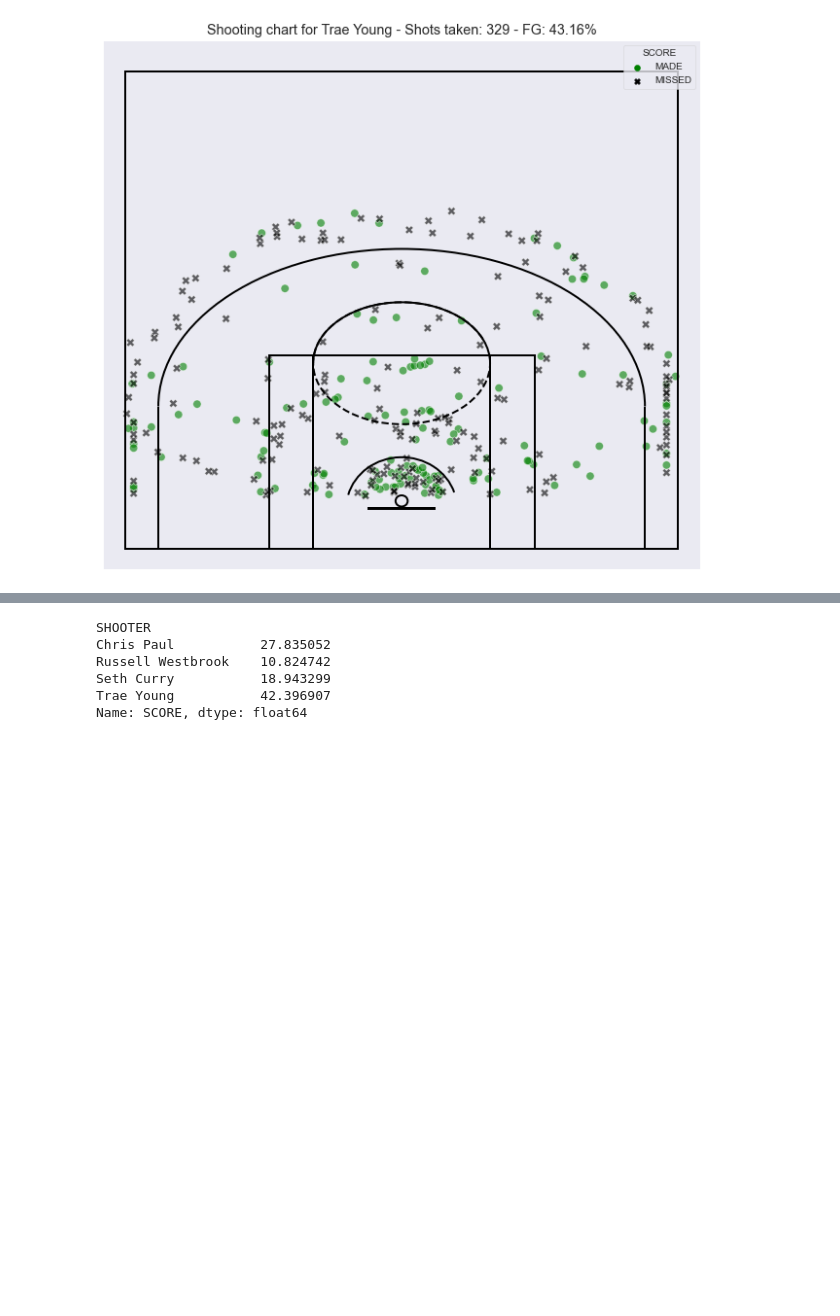
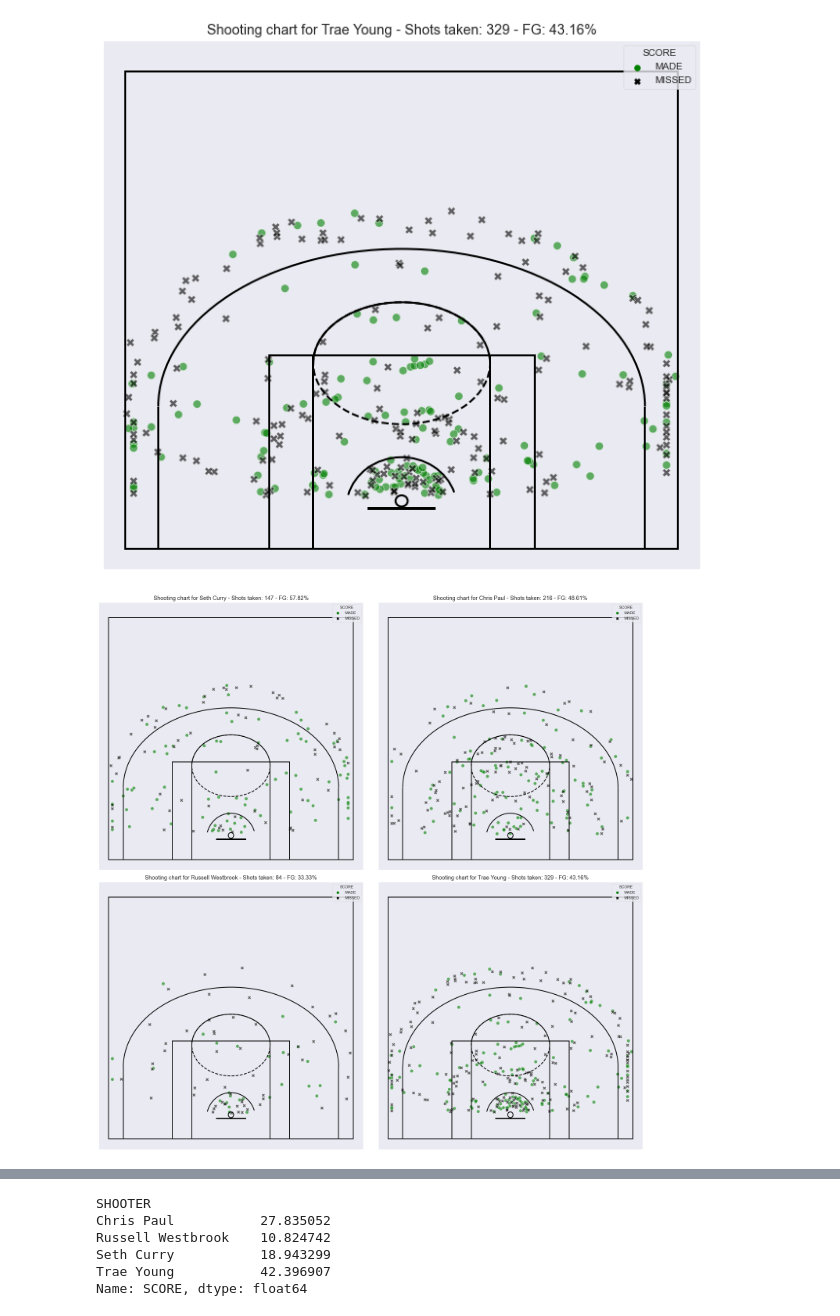
Before and after one commit to 3kleo/NBA-Shooting-Data, a Jupyter notebook: NBA_shooting_data.ipynb, the cells around one changed output, grey strips where cells are left out. Saved outputs shown, nothing was run; the diff lists cells and outputs as text; code cells hidden in the pictures; blank space fills up the shorter version.

```diff
--- a/NBA_shooting_data.ipynb
+++ b/NBA_shooting_data.ipynb
@@ -298,5 +298,33 @@ for player in df['SHOOTER'].unique():
 [figure]
 [figure]
 [figure]
+# %%
+sns.set_style('dark')
+fig, ax = plt.subplots(2,2, figsize=(20, 20))
+plt.tight_layout()
+
+for i, player in enumerate(df['SHOOTER'].unique()):
+    spot = [[0, 0], [0, 1], [1, 0], [1,1]]
+    sns.scatterplot(ax=ax[spot[i][0], spot[i][1]],
+                    data=df[df['SHOOTER']== player],
+                        x='X', y='Y', hue='SCORE',
+                        palette={'MADE':'green', 'MISSED':'black'},
+                        markers = {"MADE": "o", "MISSED": "X"},
+                        style="SCORE",
+                        s=70, alpha=0.6)
+    draw_court(ax=ax[spot[i][0], spot[i][1]], outer_lines=True)
+    ax[spot[i][0], spot[i][1]].set_xlim(-27,27)
+    ax[spot[i][0], spot[i][1]].set_ylim(-2,50)
+    ax[spot[i][0], spot[i][1]].set_xlabel(None)
+    ax[spot[i][0], spot[i][1]].set_ylabel(None)
+    ax[spot[i][0], spot[i][1]].set_xticks([])
+    ax[spot[i][0], spot[i][1]].set_yticks([])
+    fg_pct = round(df.loc[(df['SHOOTER'] == player) & (df['SCORE'] == 'MADE')].shape[0] / df.loc[(df['SHOOTER'] == player)].shape[0] * 100, 2)
+    title = 'Shooting chart for ' + player + ' - Shots taken: ' + str(df.loc[(df['SHOOTER'] == player)].shape[0]) + ' - FG: ' + str(fg_pct) + '%'
+    ax[spot[i][0], spot[i][1]].set_title(title)
+# fig.savefig('test.png')
+plt.show()
+# %% [output]
+[figure, added]
 # %% [markdown]
 ### Some very interesting visualizations here.
```
Also changed, not shown: parts of 9 cells of this notebook.
